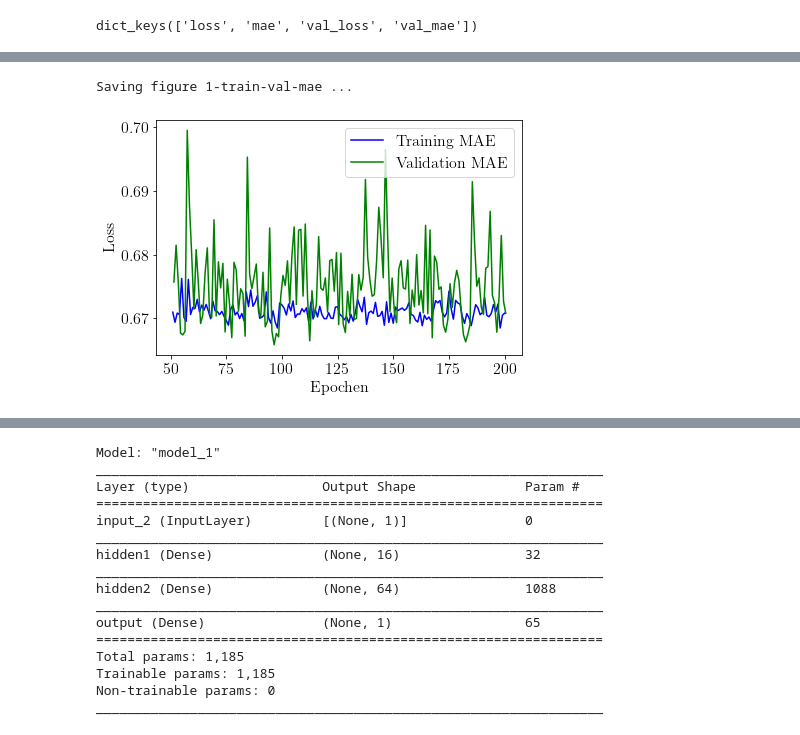
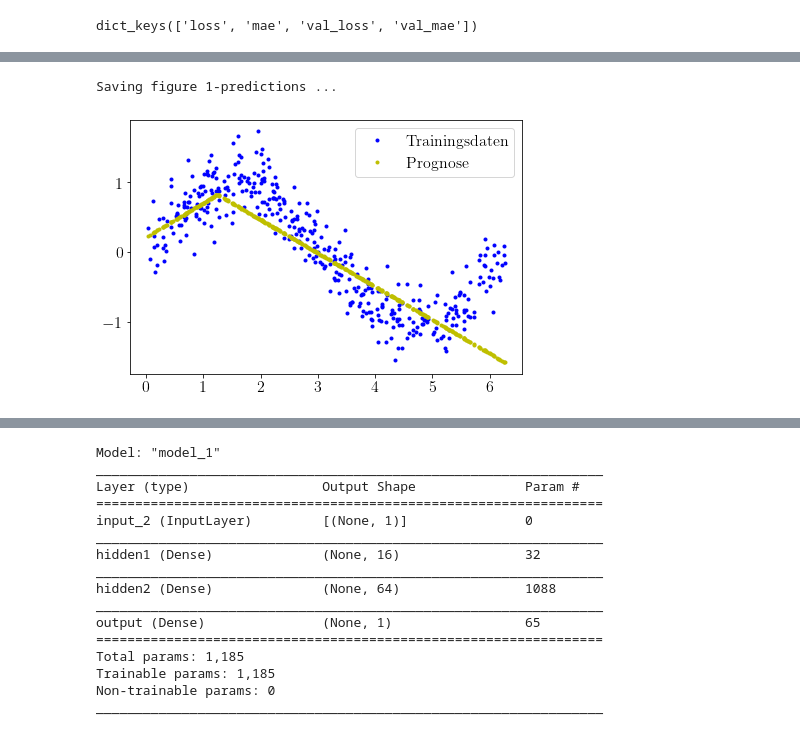
Before and after one commit to JensDll/bachelorarbeit-notebooks, a Jupyter notebook: first-nn/sine.ipynb, the cells around one changed output, grey strips where cells are left out. Saved outputs shown, nothing was run; the diff lists cells and outputs as text; code cells hidden in the pictures.

```diff
--- a/first-nn/sine.ipynb
+++ b/first-nn/sine.ipynb
@@ -184,15 +174,11 @@ def plot_mae(mae, val_mae, skip, model_num):
-# %%
-mae_1 = history_1.history["mae"]
-val_mae_1 = history_1.history["val_mae"]
-
-plot_mae(mae_1, val_mae_1, skip=50, model_num=1)
-# %% [output]
-Saving figure 1-train-val-mae ...
-[figure, removed]
 # %%
-def plot_predictions(predictions, model_num):
-    plt.plot(x_test, y_test, "b.", label="Wahrheit")
-    plt.plot(x_test, predictions, "y.", label="Prognose")
-    plt.legend()
-    save_fig(f"{model_num}-predictions")
-    plt.show()
+predictions_1 = model_1.predict(x_test)
+
+plt.plot(x_test, y_test, "b."label="Trainingsdaten"t")
+plt.plot(x_test, predictions_1, "y.", label="Prognose")
+plt.legend()
+save_fig(f"1-predictions")
+plt.show()
+# %% [output]
+Saving figure 1-predictions ...
+[figure, added]
```
Also changed, not shown: parts of 23 cells of this notebook, 1 other file.
